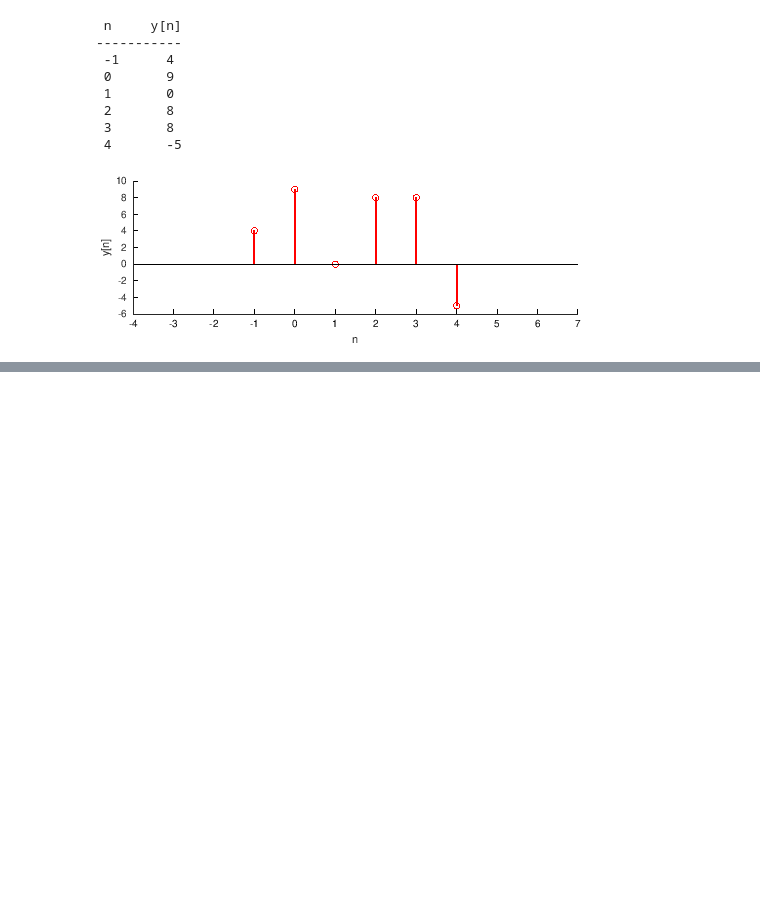
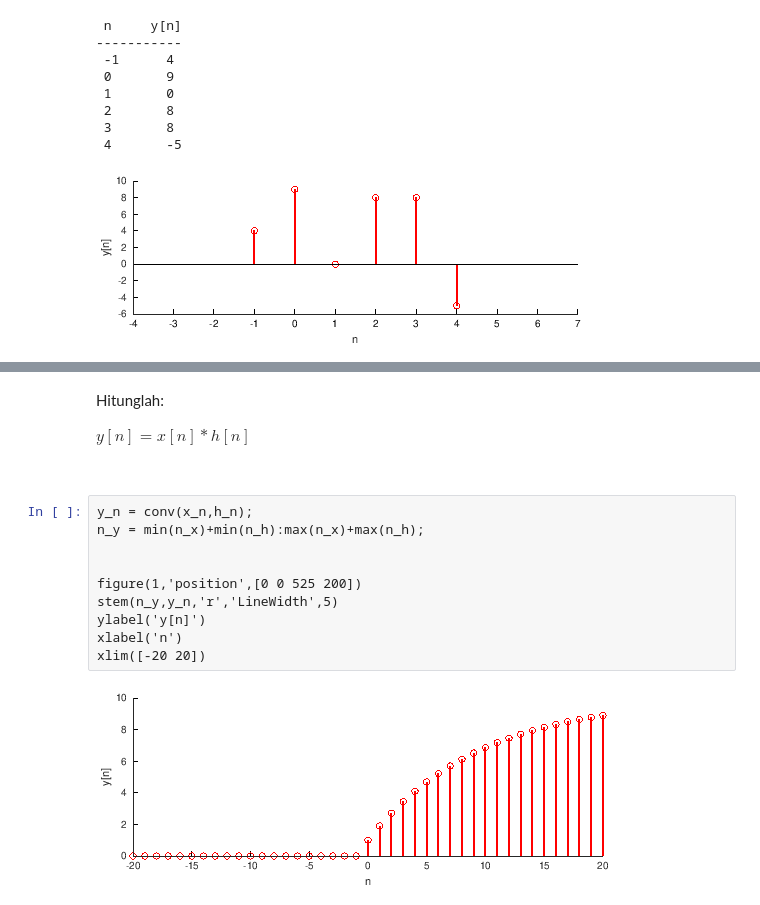
Before and after one commit to iru-one-syah/iru-one-syah.github.io, a Jupyter notebook: courses/others/Kuliah - Contoh Konvolusi (Octave atau MatLab).ipynb, the cells around one changed output, grey strips where cells are left out. Saved outputs shown, nothing was run; the diff lists cells and outputs as text; blank space fills up the shorter version.

```diff
--- a/courses/others/Kuliah - Contoh Konvolusi (Octave atau MatLab).ipynb
+++ b/courses/others/Kuliah - Contoh Konvolusi (Octave atau MatLab).ipynb
@@ -80,0 +116,18 @@ end
+# %% [markdown]
+Hitunglah:
+
+$y[n] = x[n] * h[n]$
+
+<br>
+# %%
+y_n = conv(x_n,h_n);
+n_y = min(n_x)+min(n_h):max(n_x)+max(n_h);
+
+
+figure(1,'position',[0 0 525 200])
+stem(n_y,y_n,'r','LineWidth',5)
+ylabel('y[n]')
+xlabel('n')
+xlim([-20 20])
+# %% [output]
+[figure, added]
```
Also changed, not shown: parts of 6 cells of this notebook, 3 other files.
